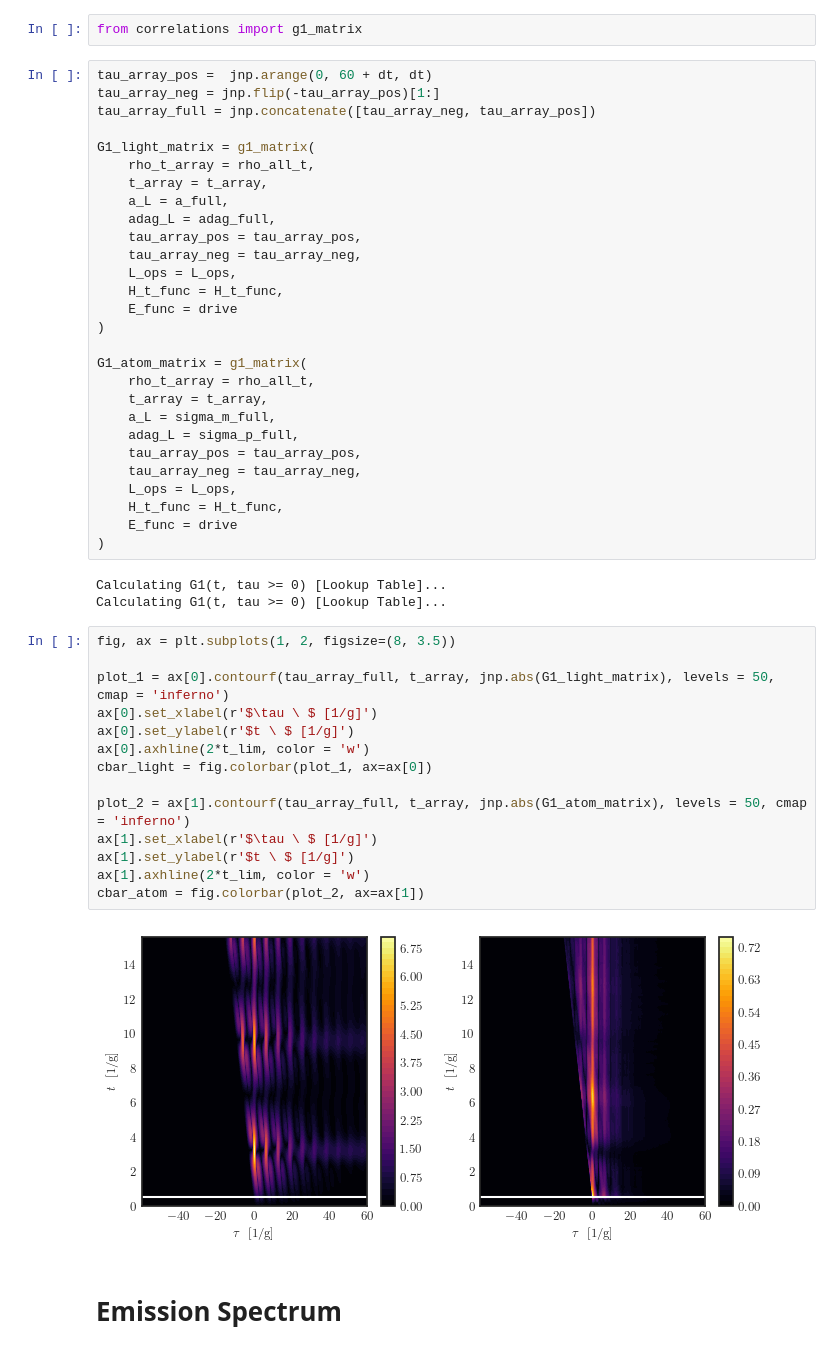
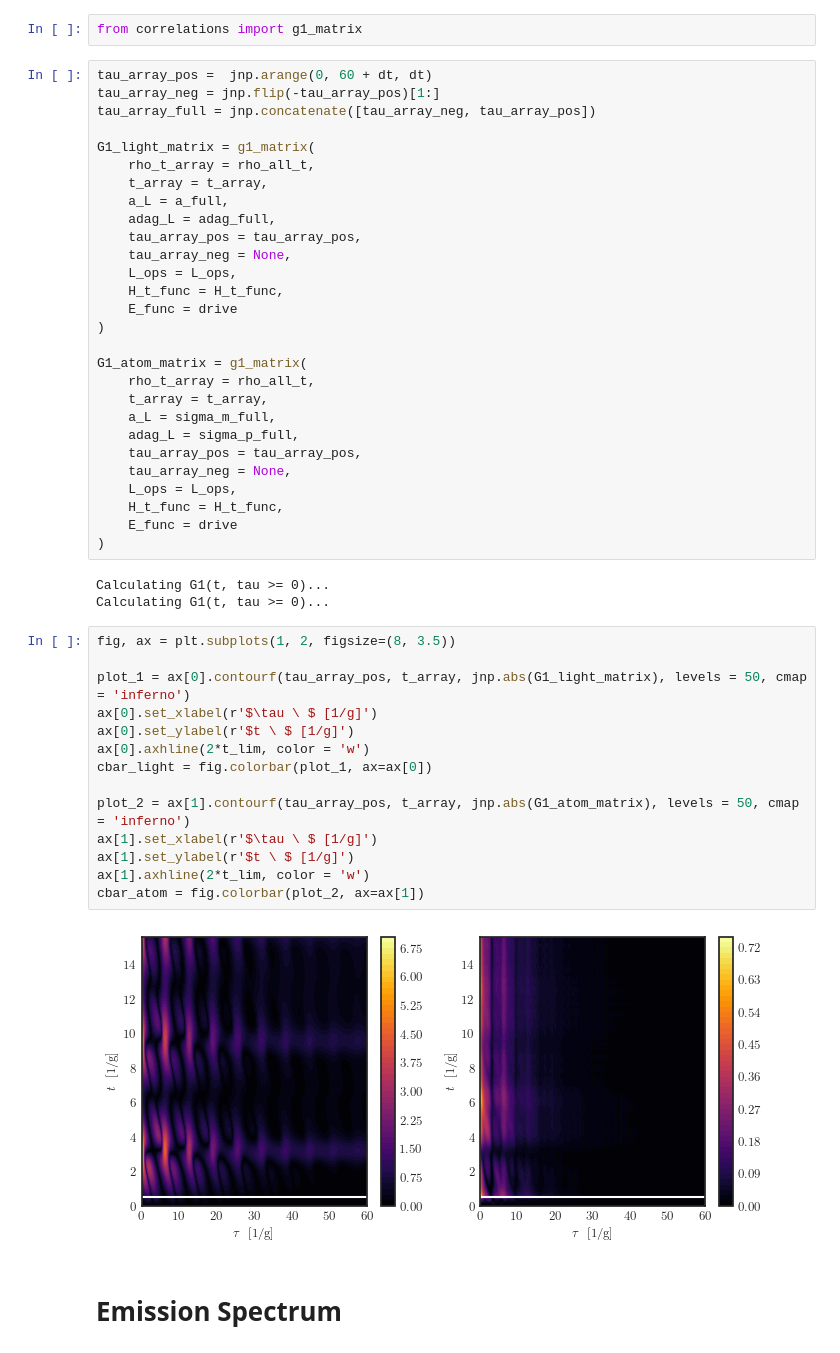
Before and after one commit to juardilag/Pulsed-cQED, a Jupyter notebook: test.ipynb, the cells around one changed output. Drawn from its saved outputs; the diff is of its cells as text.

```diff
--- a/test.ipynb
+++ b/test.ipynb
@@ -110,7 +110,7 @@ G1_light_matrix = g1_matrix(
     a_L = a_full,
     adag_L = adag_full,
     tau_array_pos = tau_array_pos,
-    tau_array_neg = tau_array_neg,
+    tau_array_neg = None,
     L_ops = L_ops,
     H_t_func = H_t_func,
     E_func = drive
@@ -122,30 +122,30 @@ G1_atom_matrix = g1_matrix(
     a_L = sigma_m_full,
     adag_L = sigma_p_full,
     tau_array_pos = tau_array_pos,
-    tau_array_neg = tau_array_neg,
+    tau_array_neg = None,
     L_ops = L_ops,
     H_t_func = H_t_func,
     E_func = drive
 )
 # %% [output]
-Calculating G1(t, tau >= 0) [Lookup Table]...
-Calculating G1(t, tau >= 0) [Lookup Table]...
+Calculating G1(t, tau >= 0)...
+Calculating G1(t, tau >= 0)...
 # %%
 fig, ax = plt.subplots(1, 2, figsize=(8, 3.5))
 
-plot_1 = ax[0].contourf(tau_array_full, t_array, jnp.abs(G1_light_matrix), levels = 50, cmap = 'inferno')
+plot_1 = ax[0].contourf(tau_array_pos, t_array, jnp.abs(G1_light_matrix), levels = 50, cmap = 'inferno')
 ax[0].set_xlabel(r'$\tau \ $ [1/g]')
 ax[0].set_ylabel(r'$t \ $ [1/g]')
 ax[0].axhline(2*t_lim, color = 'w')
 cbar_light = fig.colorbar(plot_1, ax=ax[0])
 
-plot_2 = ax[1].contourf(tau_array_full, t_array, jnp.abs(G1_atom_matrix), levels = 50, cmap = 'inferno')
+plot_2 = ax[1].contourf(tau_array_pos, t_array, jnp.abs(G1_atom_matrix), levels = 50, cmap = 'inferno')
 ax[1].set_xlabel(r'$\tau \ $ [1/g]')
 ax[1].set_ylabel(r'$t \ $ [1/g]')
 ax[1].axhline(2*t_lim, color = 'w')
 cbar_atom = fig.colorbar(plot_2, ax=ax[1])
 # %% [output]
-[figure, old version]
+[figure, new version]
 # %% [markdown]
 # Emission Spectrum
 # %%
```
Also changed, not shown: parts of 4 cells of this notebook.
